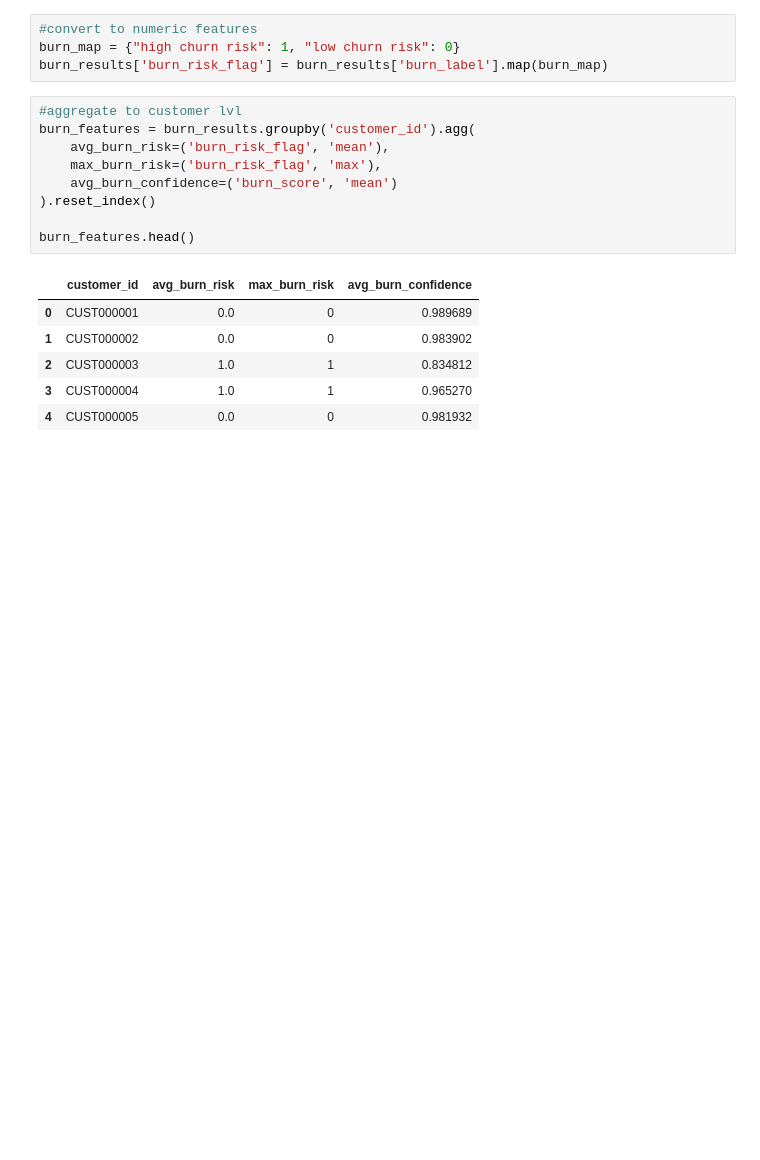
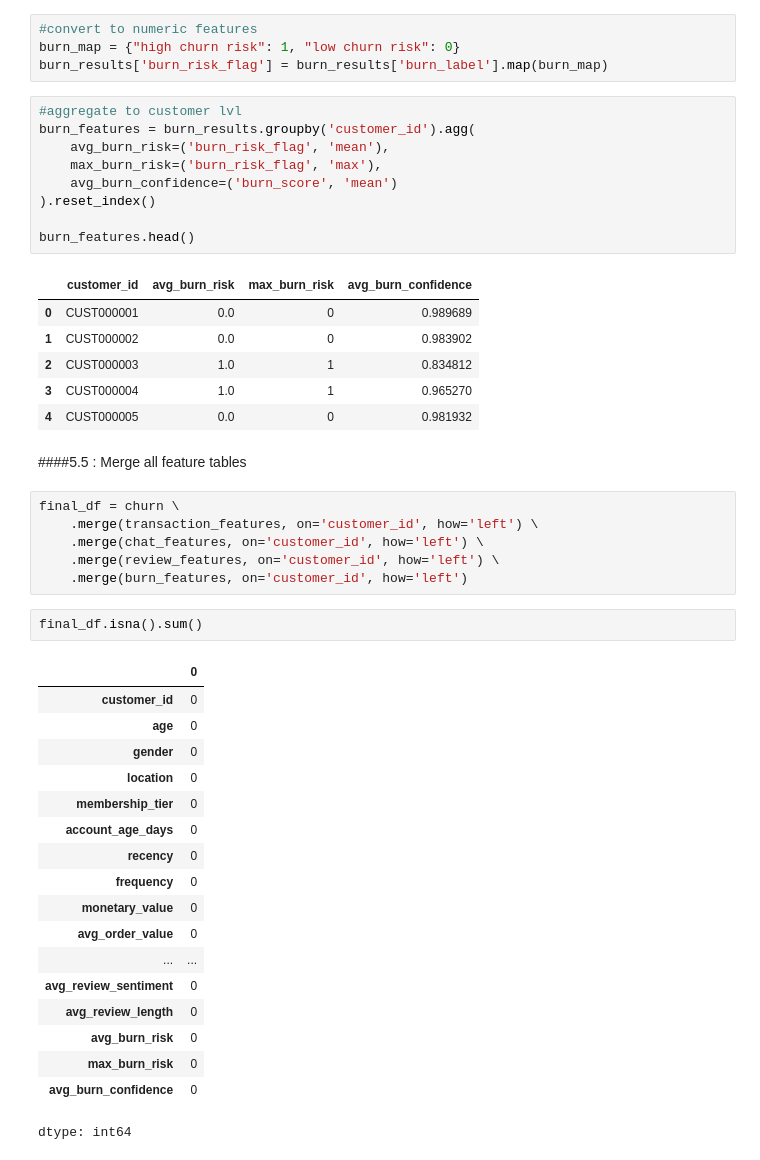
Before and after one commit to muinul-official/Data-Mining-G13, a Jupyter notebook: EDA_&_Feature_Engineering.ipynb, the cells around one changed output. Drawn from its saved outputs; the diff is of its cells as text; blank space fills up the shorter version.

Commit message:
Feature engineering 3 : merge all feature tables, add feature engineering summary

```diff
--- a/EDA_&_Feature_Engineering.ipynb
+++ b/EDA_&_Feature_Engineering.ipynb
@@ -296,3 +296,32 @@ burn_features.head()
 | 2 | CUST000003 | 1.0 | 1 | 0.834812 |
 | 3 | CUST000004 | 1.0 | 1 | 0.965270 |
 | 4 | CUST000005 | 0.0 | 0 | 0.981932 |
+# %% [markdown]
+####5.5 : Merge all feature tables
+# %%
+final_df = churn \
+    .merge(transaction_features, on='customer_id', how='left') \
+    .merge(chat_features, on='customer_id', how='left') \
+    .merge(review_features, on='customer_id', how='left') \
+    .merge(burn_features, on='customer_id', how='left')
+# %%
+final_df.isna().sum()
+# %% [output]
+|  | 0 |
+| customer_id | 0 |
+| age | 0 |
+| gender | 0 |
+| location | 0 |
+| membership_tier | 0 |
+| account_age_days | 0 |
+| recency | 0 |
+| frequency | 0 |
+| monetary_value | 0 |
+| avg_order_value | 0 |
+| ... | ... |
+| avg_review_sentiment | 0 |
+| avg_review_length | 0 |
+| avg_burn_risk | 0 |
+| max_burn_risk | 0 |
+| avg_burn_confidence | 0 |
+dtype: int64
```
Also changed, not shown: parts of 7 cells of this notebook.
